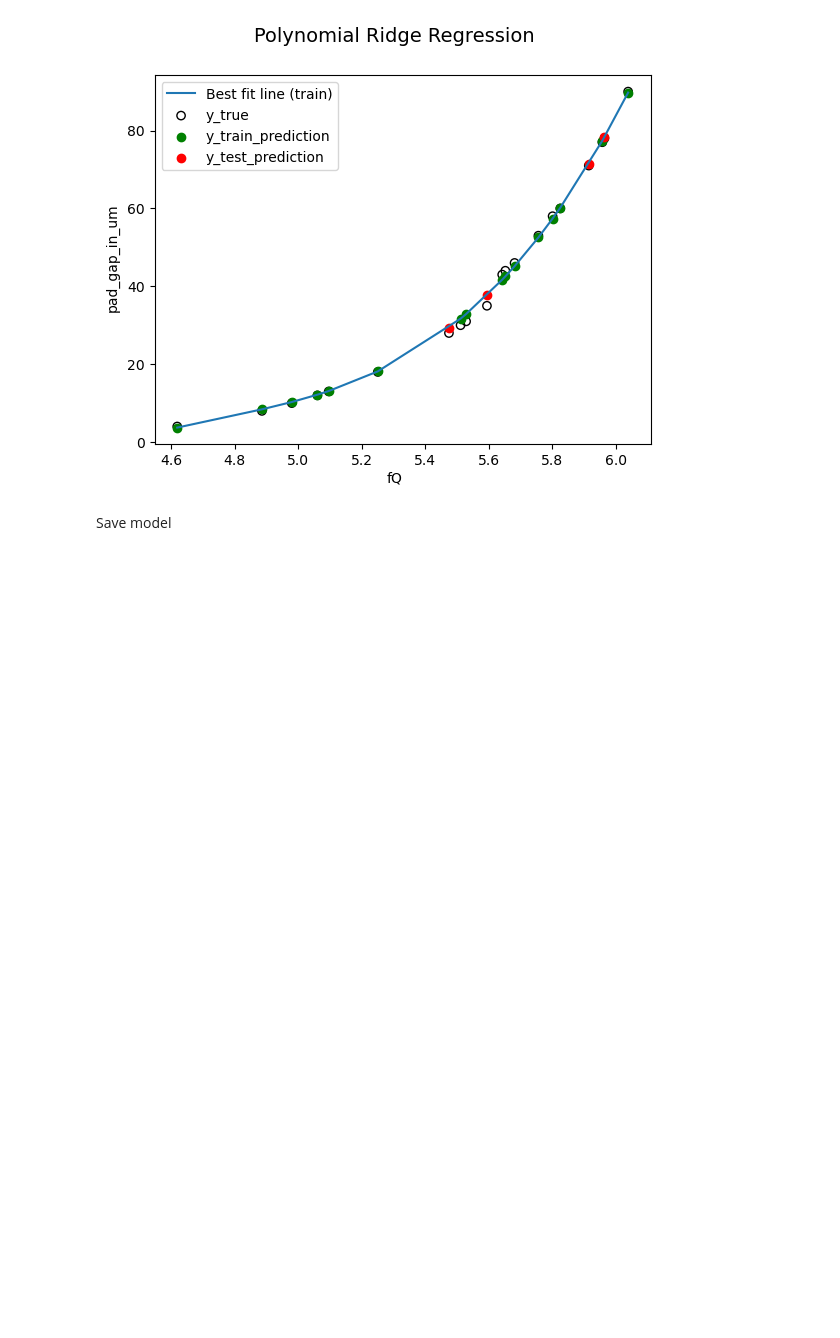
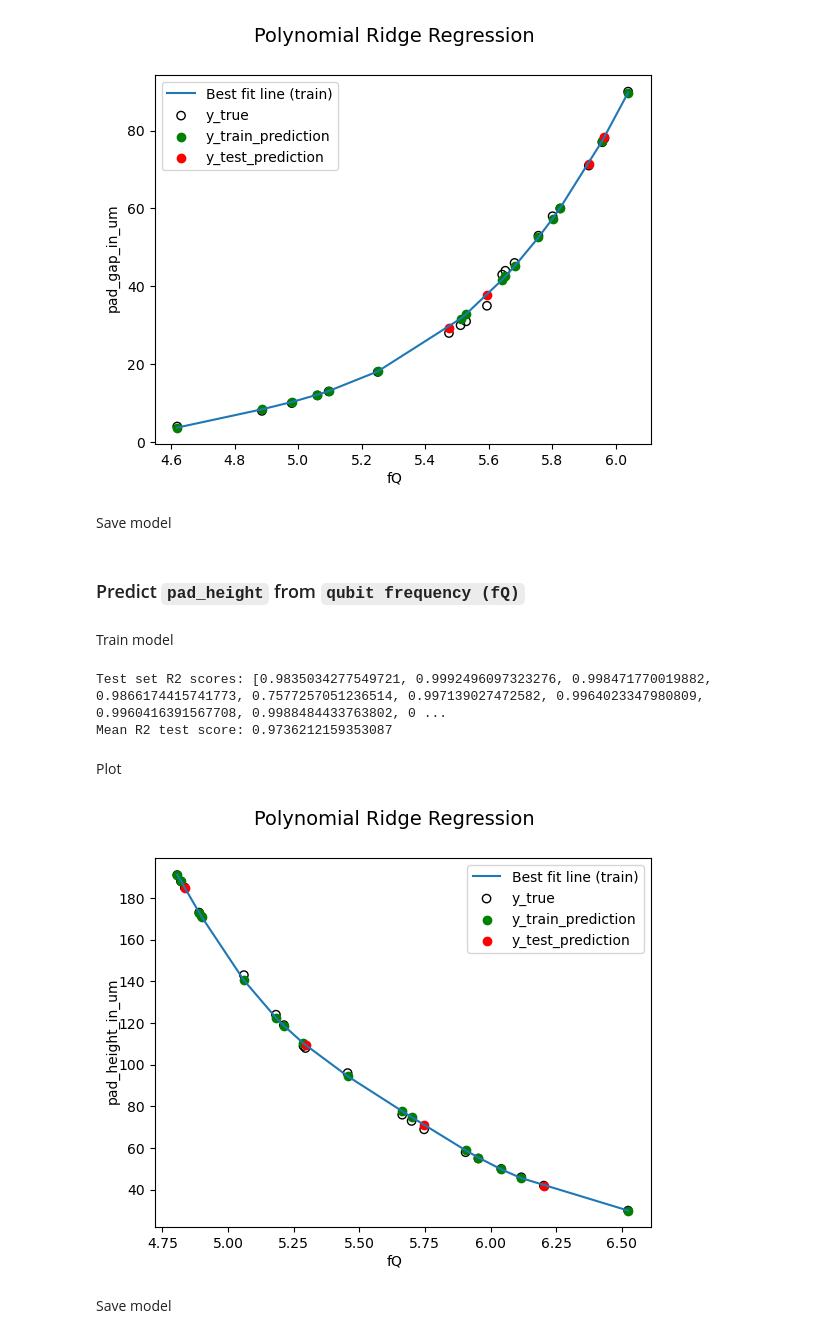
Before and after one commit to cda-tum/mqt-dasqa, a Jupyter notebook: notebooks/1.0-train_model.ipynb, the cells around one changed output. Saved outputs shown, nothing was run; the diff lists cells and outputs as text; code cells hidden in the pictures; blank space fills up the shorter version.

Commit message:
Train model to predict pad_height given a qubit frequency

```diff
--- a/notebooks/1.0-train_model.ipynb
+++ b/notebooks/1.0-train_model.ipynb
@@ -206,3 +206,26 @@ plot_result(data, X, y, test_size=TEST_SIZE, parameter=PARAMETER, metric=METRIC)
 Save model
 # %%
 save_model(data["best_estimator"], MODEL_PATH)
+# %% [markdown]
+### Predict `pad_height` from `qubit frequency (fQ)`
+# %%
+TEST_SIZE=0.20
+PARAMETER = "pad_height_in_um"
+METRIC = "fQ"
+MODEL_PATH= f"../models/polynomial_ridge_regression_{METRIC}_{PARAMETER}.pkl"
+# %% [markdown]
+Train model
+# %%
+X, y = get_X_y(df, parameter=PARAMETER, metric=METRIC)
+data = train(seeds=seeds, test_size=TEST_SIZE, X=X, y=y)
+# %% [output]
+Test set R2 scores: [0.9835034277549721, 0.9992496097323276, 0.998471770019882, 0.9866174415741773, 0.7577257051236514, 0.997139027472582, 0.9964023347980809, 0.9960416391567708, 0.9988484433763802, 0 ...
+Mean R2 test score: 0.9736212159353087
+# %% [markdown]
+Plot
+# %%
+plot_result(data, X, y, test_size=TEST_SIZE, parameter=PARAMETER, metric=METRIC)
+# %% [output]
+[figure, added]
+# %% [markdown]
+Save model
```
Also changed, not shown: parts of 1 cell of this notebook.
